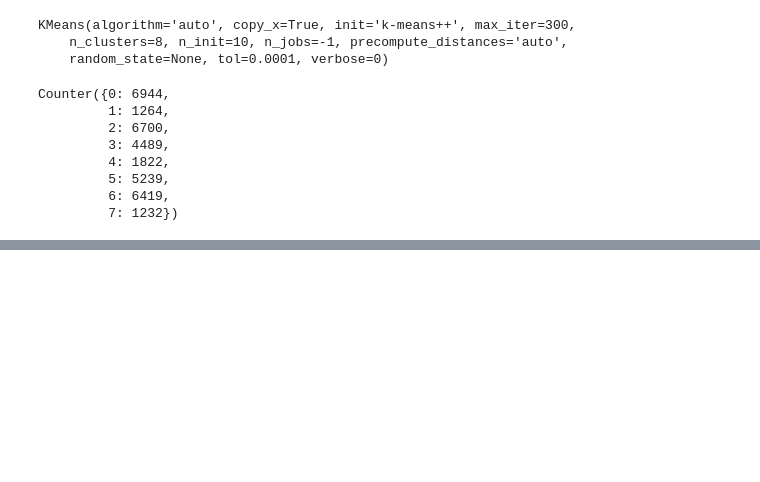
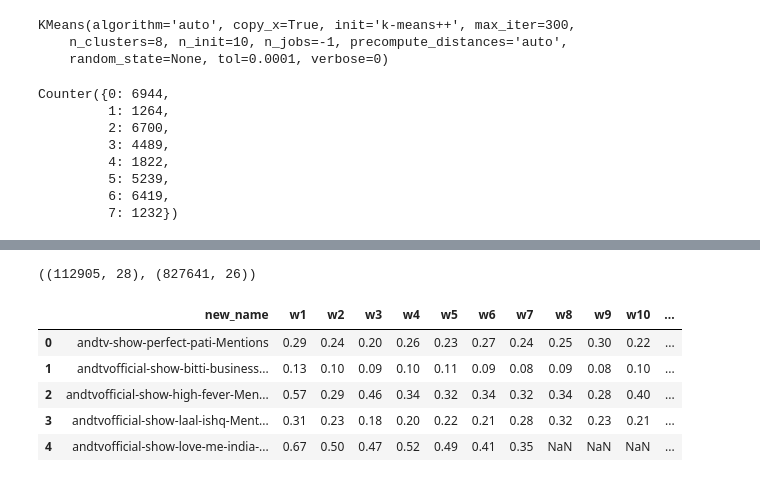
Before and after one commit to abhi050688/initial_test, a Jupyter notebook: ZeeTv.ipynb, the cells around one changed output, grey strips where cells are left out. Saved outputs shown, nothing was run; the diff lists cells and outputs as text; code cells hidden in the pictures; blank space fills up the shorter version.

```diff
--- a/ZeeTv.ipynb
+++ b/ZeeTv.ipynb
@@ -296,0 +402,4 @@ with open("embeddings",'wb') as fw:
+# %%
+weeks4.shape,shows.shape
+# %% [output]
+((112905, 28), (827641, 26))
@@ -296,0 +410,11 @@ with open("embeddings",'wb') as fw:
+# %%
+fratings=pd.read_csv("first_6_rating.csv")
+# %%
+fratings.head()
+# %% [output]
+|  | new_name | w1 | w2 | w3 | w4 | w5 | w6 | w7 | w8 | w9 | w10 | ... |
+| 0 | andtv-show-perfect-pati-Mentions | 0.29 | 0.24 | 0.20 | 0.26 | 0.23 | 0.27 | 0.24 | 0.25 | 0.30 | 0.22 | ... |
+| 1 | andtvofficial-show-bitti-business... | 0.13 | 0.10 | 0.09 | 0.10 | 0.11 | 0.09 | 0.08 | 0.09 | 0.08 | 0.10 | ... |
+| 2 | andtvofficial-show-high-fever-Men... | 0.57 | 0.29 | 0.46 | 0.34 | 0.32 | 0.34 | 0.32 | 0.34 | 0.28 | 0.40 | ... |
+| 3 | andtvofficial-show-laal-ishq-Ment... | 0.31 | 0.23 | 0.18 | 0.20 | 0.22 | 0.21 | 0.28 | 0.32 | 0.23 | 0.21 | ... |
+| 4 | andtvofficial-show-love-me-india-... | 0.67 | 0.50 | 0.47 | 0.52 | 0.49 | 0.41 | 0.35 | NaN | NaN | NaN | ... |
```
Also changed, not shown: parts of 63 cells of this notebook.
